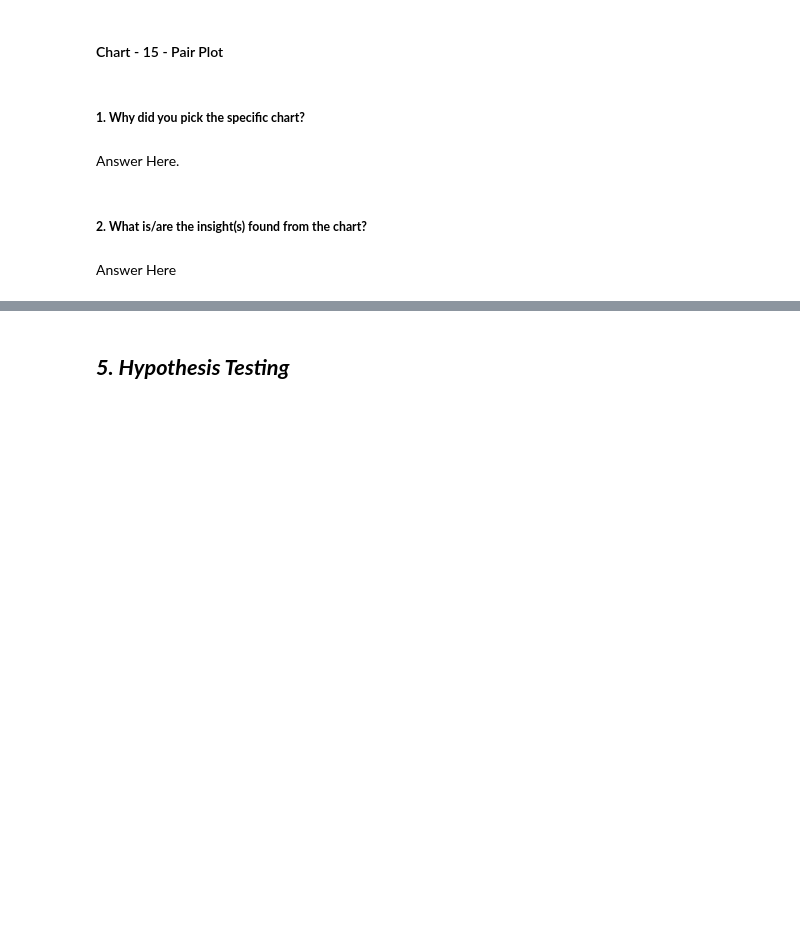
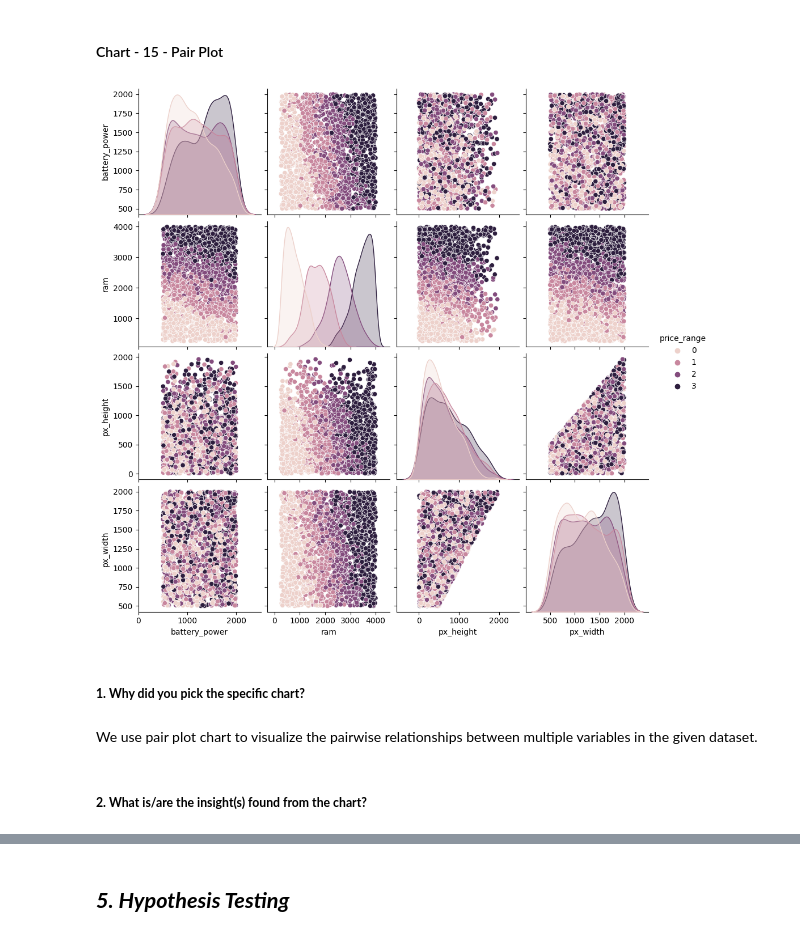
Before and after one commit to kapilkukreja469/Mobile_price_range_prediction, a Jupyter notebook: Mobile_price_range_prediction_by_kapil_kukreja.ipynb, the cells around one changed output, grey strips where cells are left out. Saved outputs shown, nothing was run; the diff lists cells and outputs as text; code cells hidden in the pictures; blank space fills up the shorter version.

```diff
--- a/Mobile_price_range_prediction_by_kapil_kukreja.ipynb
+++ b/Mobile_price_range_prediction_by_kapil_kukreja.ipynb
@@ -843,8 +880,22 @@ Answer Here
+# %%
+# Pair Plot visualization code
+
+# Select the columns for the pair plot
+columns = ['battery_power', 'ram', 'px_height', 'px_width', 'price_range']
+
+# Create a DataFrame with the selected columns
+pair_df = mobile_df[columns]
+
+# Create the pair plot
+sns.pairplot(pair_df, hue='price_range')
+
+# Show the plot
+plt.show()
+# %% [output]
+[figure, added]
 # %% [markdown]
 ##### **1. Why did you pick the specific chart?**
-# %% [markdown]
-Answer Here.
+# %% [markdown]
+We use pair plot chart to visualize the pairwise relationships between multiple variables in the given dataset.
 # %% [markdown]
 ##### **2. What is/are the insight(s) found from the chart?**
-# %% [markdown]
-Answer Here
```
Also changed, not shown: parts of 17 cells of this notebook.
